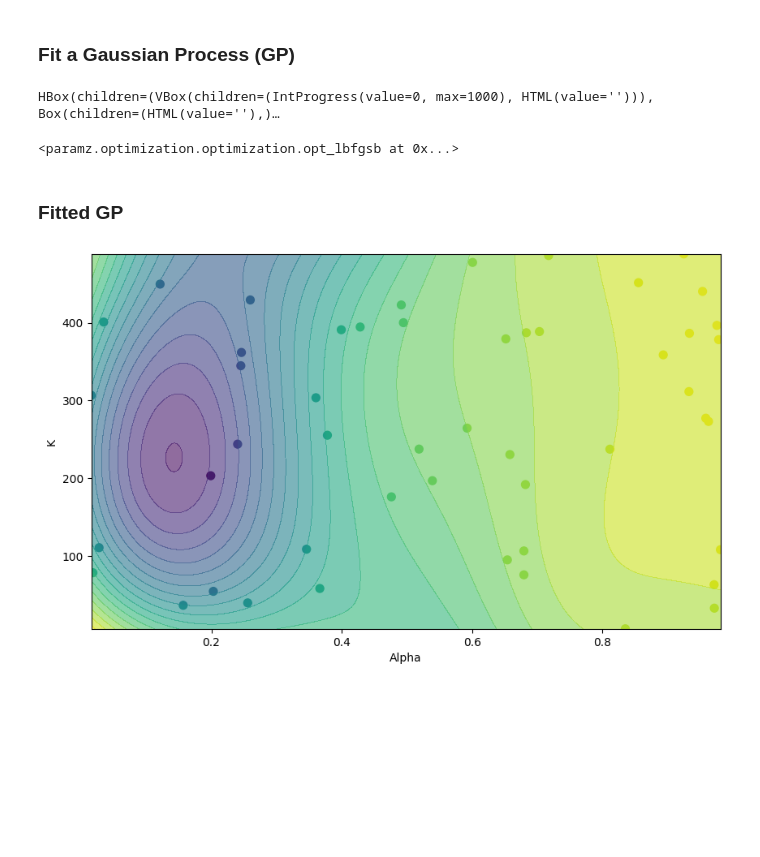
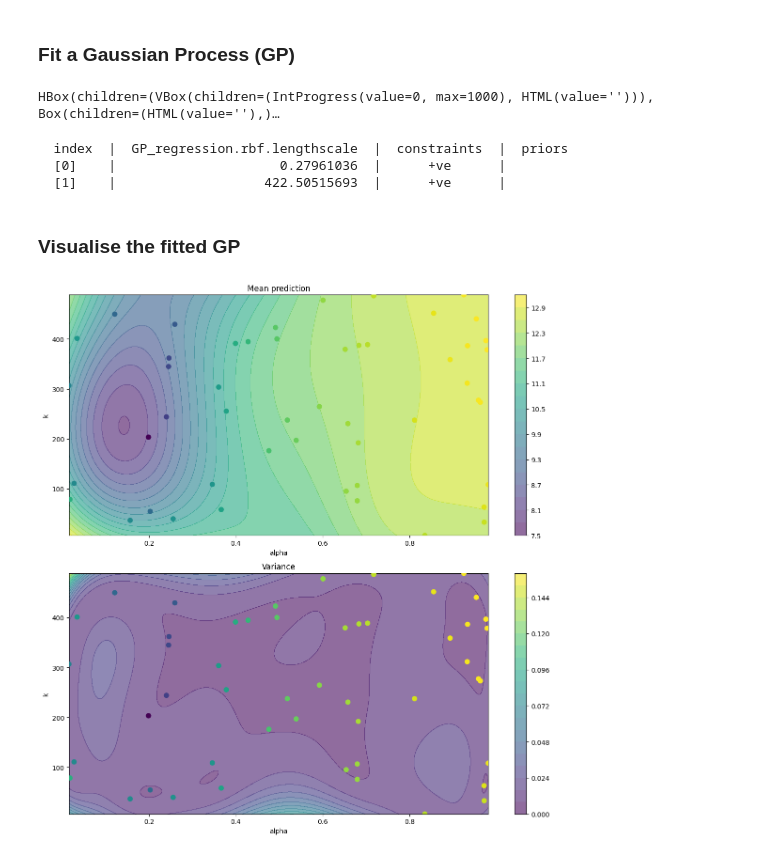
Before and after one commit to mark-hobbs/pypd, a Jupyter notebook: examples/bayesian-optimisation.ipynb, the cells around one changed output. Cells and saved outputs as stored; diff of their text form; code cells hidden in the pictures; blank space fills up the shorter version.

Commit message:
Improve gp visualisation

```diff
--- a/examples/bayesian-optimisation.ipynb
+++ b/examples/bayesian-optimisation.ipynb
@@ -11,3 +13,5 @@ for Numerical and Analytical Methods in Geomechanics, 37(10), 1434-1452.
+# %%
+doe = False
 # %%
 import os
 
@@ -321,15 +298,15 @@ if save:
         writer.writerow(["alpha", "k", "MSE"])
         writer.writerows(results)
 # %%
-# results = load_data_file("bayesian-optimisation.csv")
-
-samples = np.array(results)
-# samples = samples[1:] # remove headings
+if not doe:
+    results = load_data_file("bayesian-optimisation.csv")
+    samples = np.array(results[1:]) # remove headings
+else:
+    samples = np.array(results)
 
 plt.figure(figsize=(10, 6))
 scatter = plt.scatter(samples[:, 0], samples[:, 1], c=np.log(samples[:, 2]), cmap='viridis', s=50)
 plt.colorbar(scatter, label='log(MSE Error)')
-plt.xlabel('Alpha')
-plt.ylabel('K')
-plt.grid(True)
+plt.xlabel('alpha')
+plt.ylabel('k')
 # %% [output]
@@ -346,27 +324,43 @@ kernel = GPy.kern.RBF(input_dim=2, ARD=True)
 
 gp = GPy.models.GPRegression(X, Y, kernel)
 gp.optimize(messages=True)
+print(gp.kern.lengthscale)
 # %% [output]
 HBox(children=(VBox(children=(IntProgress(value=0, max=1000), HTML(value=''))), Box(children=(HTML(value=''),)…
-<paramz.optimization.optimization.opt_lbfgsb at 0x...>
+  index  |  GP_regression.rbf.lengthscale  |  constraints  |  priors
+  [0]    |                     0.27961036  |      +ve      |
+  [1]    |                   422.50515693  |      +ve      |
 # %% [markdown]
-### Fitted GP
+### Visualise the fitted GP
 # %%
 alpha_grid, k_grid = np.meshgrid(
     np.linspace(X[:, 0].min(), X[:, 0].max(), 1000),
     np.linspace(X[:, 1].min(), X[:, 1].max(), 1000)
 )
 X_pred = np.column_stack([alpha_grid.ravel(), k_grid.ravel()])
 
 mean, variance = gp.predict(X_pred)
 mean = mean.reshape(alpha_grid.shape)
 variance = variance.reshape(alpha_grid.shape)
 
-plt.figure(figsize=(10, 6))
-scatter = plt.scatter(samples[:, 0], samples[:, 1], c=np.log(samples[:, 2]), cmap='viridis', s=50)
-plt.xlabel('Alpha')
-plt.ylabel('K')
+fig, (ax1, ax2) = plt.subplots(2, 1, figsize=(12, 12))
 
-contour = plt.contourf(alpha_grid, k_grid, mean, levels=20, cmap='viridis', alpha=0.6)
+# Mean plot
+scatter = ax1.scatter(samples[:, 0], samples[:, 1], c=np.log(samples[:, 2]), cmap='viridis', s=50, zorder=5)
+contour_mean = ax1.contourf(alpha_grid, k_grid, mean, levels=20, cmap='viridis', alpha=0.6)
+ax1.set_title('Mean prediction')
+ax1.set_xlabel('alpha')
+ax1.set_ylabel('k')
+fig.colorbar(contour_mean, ax=ax1)
+
+# Variance plot
+scatter = ax2.scatter(samples[:, 0], samples[:, 1], c=np.log(samples[:, 2]), cmap='viridis', s=50, zorder=5)
+contour_variance = ax2.contourf(alpha_grid, k_grid, variance, levels=20, cmap='viridis', alpha=0.6)
+ax2.set_title('Variance')
+ax2.set_xlabel('alpha')
+ax2.set_ylabel('k')
+fig.colorbar(contour_variance, ax=ax2)
+
+plt.tight_layout()
 # %% [output]
-[figure, old version]
+[figure, new version]
```
Also changed, not shown: parts of 5 cells of this notebook.
